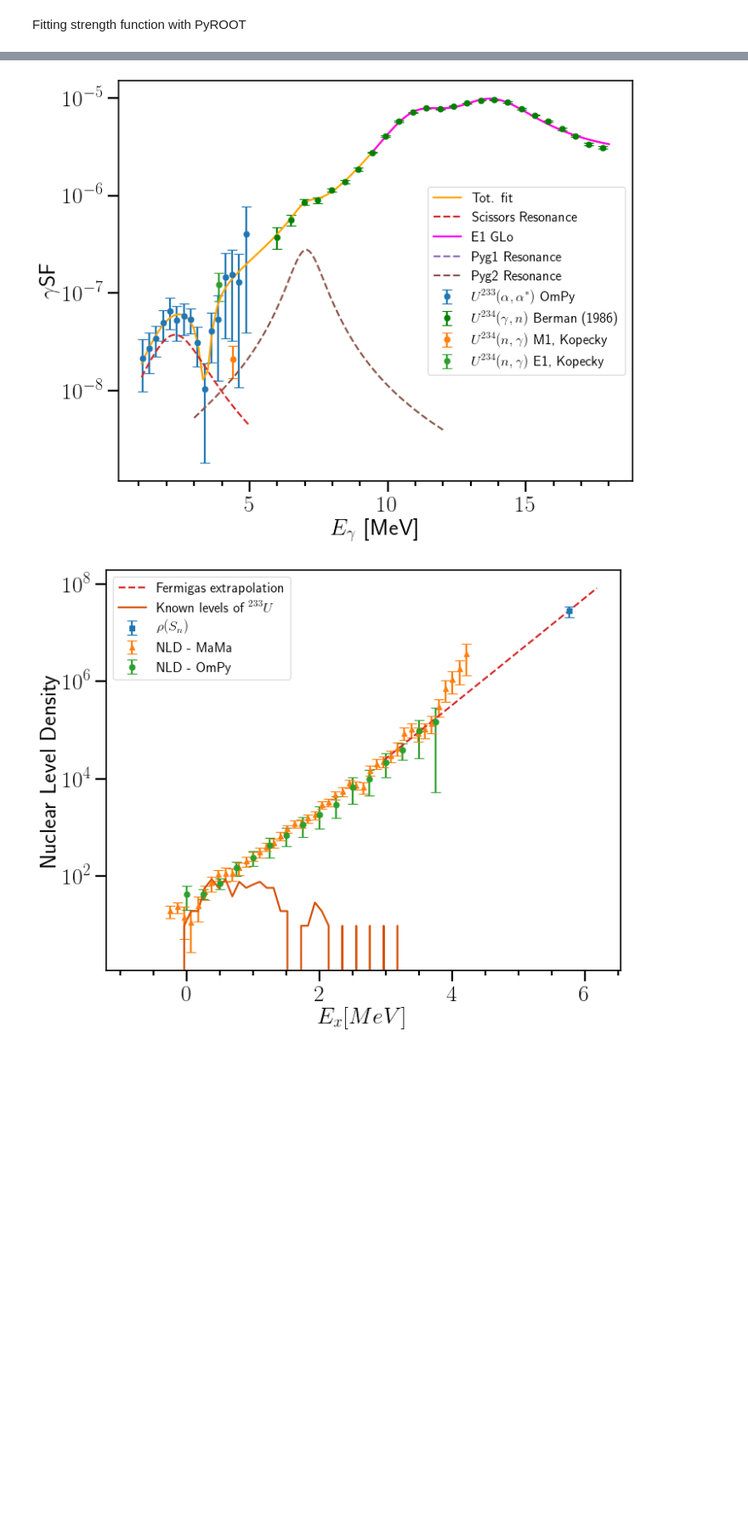
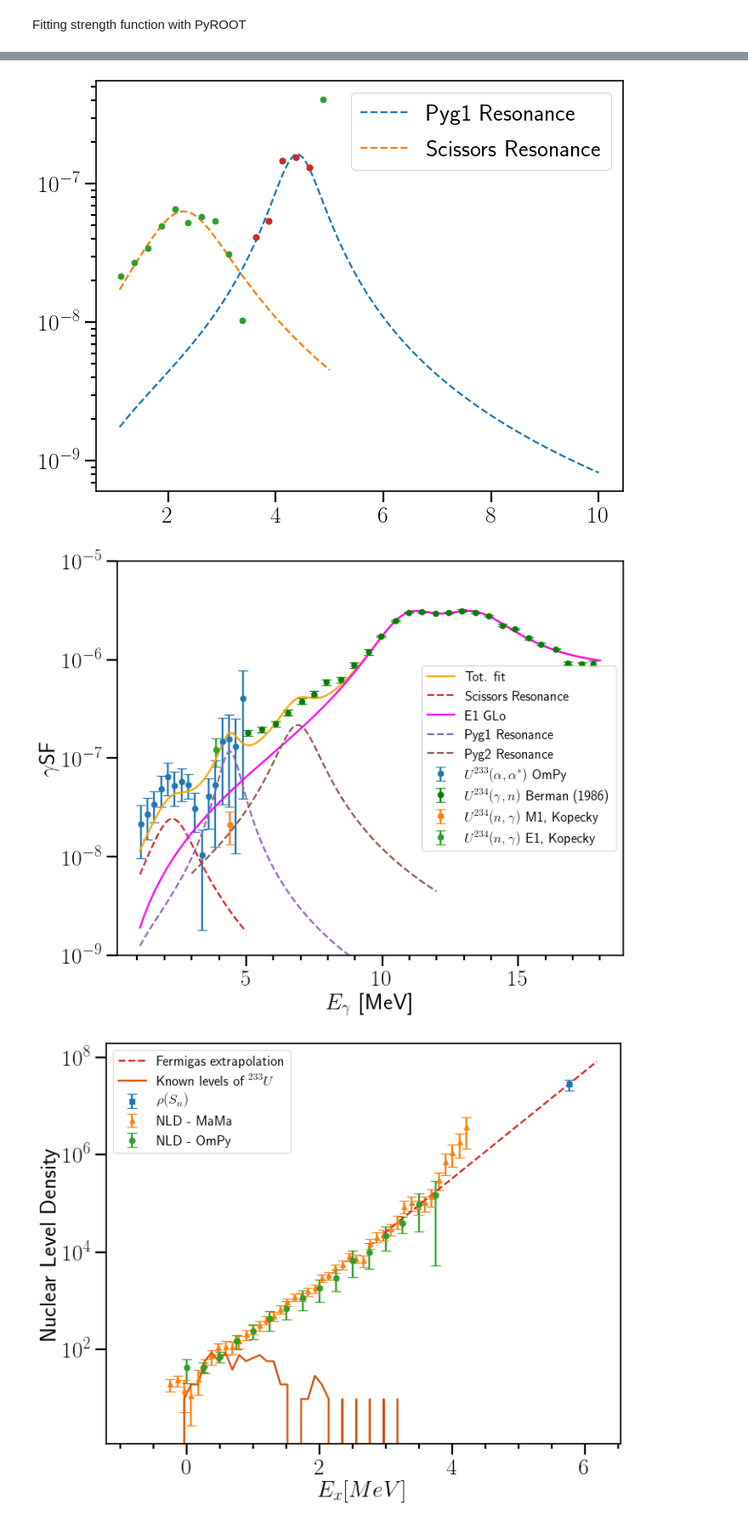
Before and after one commit to tellefs/MasterThesis, a Jupyter notebook: plotting/analysis_plots.ipynb, the cells around one changed output, grey strips where cells are left out. Shown: that part at 85% size. Drawn from its saved outputs; the diff is of its cells as text; code cells hidden in the pictures; blank space fills up the shorter version.

Commit message:
realized ive been using the wrong exp data. Now i found the right one, and fit looks much better. Still need some tweaks and clean ups in script, will fix tomorrow

```diff
--- a/plotting/analysis_plots.ipynb
+++ b/plotting/analysis_plots.ipynb
@@ -524,6 +681,22 @@ energy_gsf_ompy_reduced = energy_gsf_ompy[10:-1]
 energy_gsf_ompy_error_reduced = np.zeros(len(energy_gsf_ompy_reduced))
 gsf_ompy_reduced = TGraphErrors(len(energy_gsf_ompy_reduced), np.asarray(energy_gsf_ompy_reduced), np.asarray(gsf_ompy_median_reduced), np.asarray(energy_gsf_ompy_error_reduced), np.asarray(gsf_ompy_error_reduced))
 
+#defining  reduced OmPy Data
+OmPy_reduced_data = TMultiGraph()
+OmPy_reduced_data.Add(gsf_ompy_reduced, "P")
+
+parameter_array_pyg1 = np.asarray([Gamma_pyg1, E_pyg1, sigma_pyg1])
+
+xmin_pyg1 = 1.1
+xmax_pyg1 = 10
+no_of_parameters_pyg1 = 3
+fit_strength_pyg1 = TF1('fit_strength_pyg1', FitPygmy, xmin_pyg1, xmax_pyg1, no_of_parameters_pyg1)
+fit_strength_pyg1.SetParameters(parameter_array_pyg1)
+#fit_strength_pyg1.FixParameter(1, E_pyg1)
+#fit_strength_pyg1.FixParameter(0, Gamma_pyg1)
+OmPy_reduced_data.Fit(fit_strength_pyg1, 'RM+')
+#OmPy_data.Fit(fit_strength_pyg1, 'RM+')
+
 plt.plot(energy_gsf_ompy, gsf_ompy_median, 'o')
 plt.plot(energy_gsf_ompy_reduced, gsf_ompy_median_reduced, 'o')
 plt.yscale('log')
@@ -761,4 +864,34 @@ OmPy_and_GDR_data.Fit(fit_strength, 'S')
 # %%
+
+fig, ax = plt.subplots()
+
+#plotting fit of Pyg1
+no_of_parameters_pyg1 = 3
+fitted_parameters_pyg1 = np.zeros(no_of_parameters_pyg1)
+fitted_parameters_pyg1[0] = Gamma_pyg1
+fitted_parameters_pyg1[1] = E_pyg1
+fitted_parameters_pyg1[2] = sigma_pyg1
+x_plot_pyg1 = [np.linspace(xmin_pyg1, xmax_pyg1, 100)]
+y_plot_pyg1 = FitPygmy(x_plot_pyg1, fitted_parameters_pyg1)
+ax.plot(x_plot_pyg1[0], y_plot_pyg1, '--', label='Pyg1 Resonance')
+
+#plotting fit of Scissors Resonance
+fitted_parameters_SR = np.zeros(3)
+fitted_parameters_SR[0] = Gamma_SR
+fitted_parameters_SR[1] = E_SR
+fitted_parameters_SR[2] = sigma_SR
+x_plot_SR = [np.linspace(xmin_SR, xmax_SR, 100)]
+y_plot_SR = FitPygmy(x_plot_SR, fitted_parameters_SR)
+ax.plot(x_plot_SR[0], y_plot_SR, '--', label="Scissors Resonance")
+
+
+ax.plot(energy_gsf_ompy, gsf_ompy_median, 'o')
+ax.plot(energy_gsf_ompy_reduced, gsf_ompy_median_reduced, 'o')
+ax.set_yscale('log')
+ax.legend()
+fig.show()
+
+
 fig, ax = plt.subplots()
 
 #This experiment
@@ -795,6 +928,7 @@ fitted_parameters_E1 = np.zeros(no_of_parameters_GDR)
 for i in range(no_of_parameters_GDR):
     fitted_parameters_E1[i] = fit_strength_E1.GetParameters()[i]
 x_plot_E1 = [np.linspace(xmin_GDR, xmax_GDR, 100)]
+x_plot_E1 = [np.linspace(1.1, 18, 100)]
 y_plot_E1 = FitFunctionE1(x_plot_E1, fitted_parameters_E1)
 ax.plot(x_plot_E1[0], y_plot_E1, color='magenta', label='E1 GLo')
 
@@ -802,35 +936,36 @@ ax.plot(x_plot_E1[0], y_plot_E1, color='magenta', label='E1 GLo')
 no_of_parameters_pyg1 = 3
 fitted_parameters_pyg1 = np.zeros(no_of_parameters_pyg1)
 fitted_parameters_pyg1[0] = fitted_parameters[7]
 fitted_parameters_pyg1[1] = fitted_parameters[8]
 fitted_parameters_pyg1[2] = fitted_parameters[9]
 x_plot_pyg1 = [np.linspace(xmin_pyg1, xmax_pyg1, 100)]
 y_plot_pyg1 = FitPygmy(x_plot_pyg1, fitted_parameters_pyg1)
 ax.plot(x_plot_pyg1[0], y_plot_pyg1, '--', label='Pyg1 Resonance')
 
 #plotting fit of Pyg2
 fitted_parameters_pyg2 = np.zeros(no_of_parameters_pyg2)
 fitted_parameters_pyg2[0] = fitted_parameters[10]
 fitted_parameters_pyg2[1] = fitted_parameters[11]
 fitted_parameters_pyg2[2] = fitted_parameters[12]
 x_plot_pyg2 = [np.linspace(xmin_pyg2, xmax_pyg2, 100)]
 y_plot_pyg2 = FitPygmy(x_plot_pyg2, fitted_parameters_pyg2)
 ax.plot(x_plot_pyg2[0], y_plot_pyg2, '--', label='Pyg2 Resonance')
 
 
 
-#ax.set_ylim(1e-8, 1e-5)
+ax.set_ylim(1e-9, 1e-5)
 #ax.set_xlim(0, 7)
 ax.set_yscale('log')
 ax.yaxis.set_minor_locator(AutoMinorLocator())
 ax.xaxis.set_minor_locator(AutoMinorLocator())
 ax.set_xlabel('$E_\gamma$  [MeV]')
 ax.set_ylabel('$\gamma$SF')
 ax.legend(fontsize=15)
 
 fig.show()
 # %% [output]
-[figure, old version]
+[figure, new version]
+[figure, added]
 # %%
 fig, ax = plt.subplots()
 
```
Also changed, not shown: parts of 13 cells of this notebook, 1 other file.
